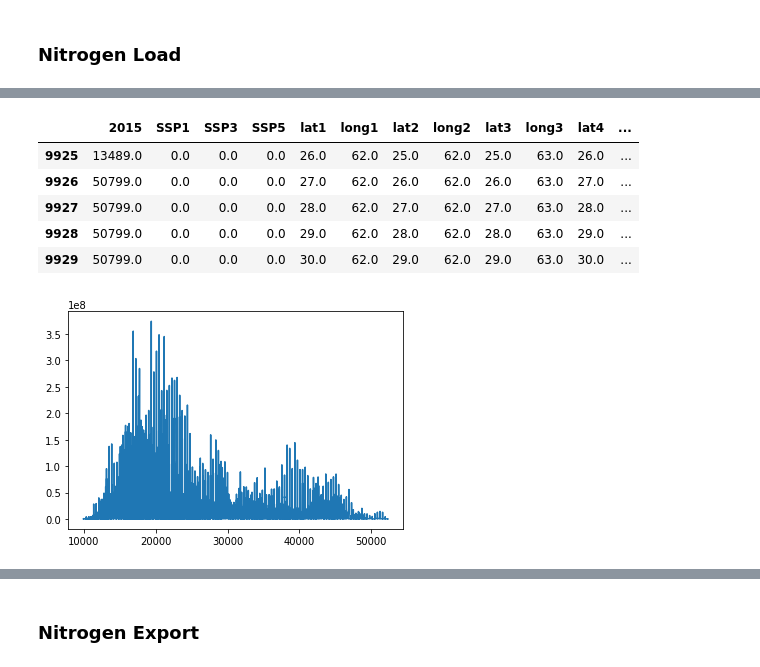
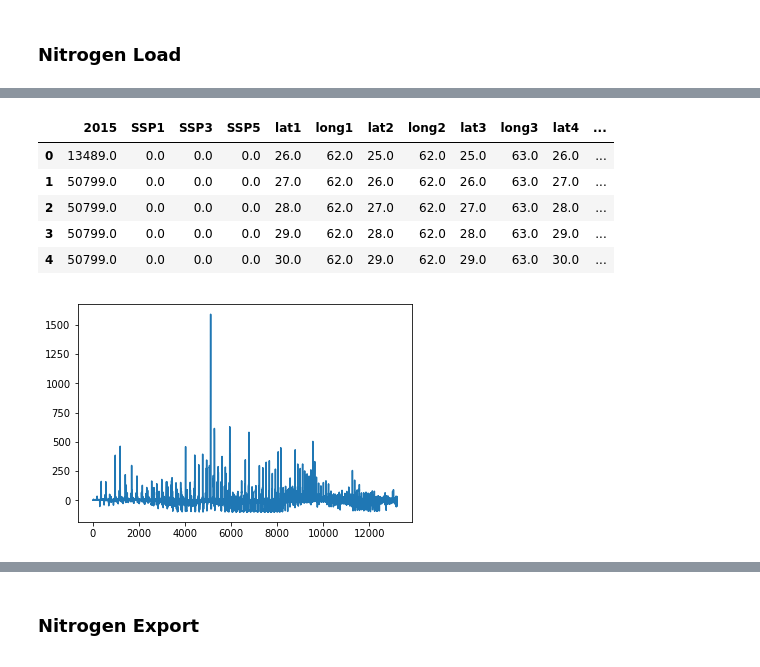
Before and after one commit to charlottegiseleweil/ipbes, a Jupyter notebook: Data Processing/Data_processing.ipynb, the cells around one changed output, grey strips where cells are left out. Saved outputs shown, nothing was run; the diff lists cells and outputs as text; code cells hidden in the pictures.

Commit message:
data for pollination done

```diff
--- a/Data Processing/Data_processing.ipynb
+++ b/Data Processing/Data_processing.ipynb
@@ -24,4 +50,4 @@ layers
 # %%
-data = gpd.read_file(name_of_file, layer='grid_1_degree')
-data.head()
+water_data = gpd.read_file(name_of_file, layer='Final_WQR_forviz').drop(columns = ['geometry'])
+water_data.head()
 # %% [output]
@@ -34,0 +60,5 @@ data.head()
+# %%
+data = water_data.merge(geometry,on='fid')
+countries['fid']=countries['fid'].astype(int)
+data = data.merge(countries,on='fid')
+data.head(1)
@@ -63,26 +84,25 @@ Index(['water_cur_n_export_degree', 'water_ssp5_n_export_degree',
 # %% [markdown]
 ## Create the datasets
 # %%
-def create_dataset(field,percentages):
-        # field is '_nc_degree',...
+def create_dataset(field,percentages,name_of_file):
         # percentages takes True or False to specify if we want percentages in cur data
 
     if (percentages):
         multiplier = 100
     else:
         multiplier = 1
-    dataset = data[['water_cur'+field,'geometry']].copy()
-    dataset['water_cur'+field] = dataset['water_cur'+field]*multiplier
-    dataset['c_ssp1'] = (data['water_ssp1'+field] - data['water_cur'+field])*100/data['water_cur'+field]
-    dataset['c_ssp3'] = (data['water_ssp3'+field] - data['water_cur'+field])*100/data['water_cur'+field]
-    dataset['c_ssp5'] = (data['water_ssp5'+field] - data['water_cur'+field])*100/data['water_cur'+field]
+    dataset = data[[field+'_c','geometry']].copy()
+    dataset[field+'_c'] = dataset[field+'_c']*multiplier
+    dataset['c_ssp1'] = (data[field+'_1'] - data[field+'_c'])*100/data[field+'_c']
+    dataset['c_ssp3'] = (data[field+'_3'] - data[field+'_c'])*100/data[field+'_c']
+    dataset['c_ssp5'] = (data[field+'_5'] - data[field+'_c'])*100/data[field+'_c']
     dataset.columns = ['2015','coordinates','SSP1','SSP3','SSP5']
     for i in range(5):
         dataset['lat'+str(i+1)] = dataset.coordinates.apply(lambda x : x[i][0])
         dataset['long'+str(i+1)] = dataset.coordinates.apply(lambda x : x[i][1])
     dataset = dataset.dropna()
     dataset = dataset.drop(columns=['coordinates'])
-    dataset.to_csv("../Data/"+field[1:]+'.csv', sep=',')
+    dataset.to_csv("../Data/"+name_of_file+'.csv', sep=',')
     return dataset
 # %% [markdown]
 ### NCWP
@@ -134,18 +147,18 @@ Index(['water_cur_n_export_degree', 'water_ssp5_n_export_degree',
       dtype='object')
 # %%
-tot_nit = create_dataset('_n_load_degree',False)
+tot_nit = create_dataset('PN',False,'n_load_degree')
 tot_nit.head()
 # %% [output]
 |  | 2015 | SSP1 | SSP3 | SSP5 | lat1 | long1 | lat2 | long2 | lat3 | long3 | lat4 | ... |
-| 9925 | 13489.0 | 0.0 | 0.0 | 0.0 | 26.0 | 62.0 | 25.0 | 62.0 | 25.0 | 63.0 | 26.0 | ... |
-| 9926 | 50799.0 | 0.0 | 0.0 | 0.0 | 27.0 | 62.0 | 26.0 | 62.0 | 26.0 | 63.0 | 27.0 | ... |
-| 9927 | 50799.0 | 0.0 | 0.0 | 0.0 | 28.0 | 62.0 | 27.0 | 62.0 | 27.0 | 63.0 | 28.0 | ... |
-| 9928 | 50799.0 | 0.0 | 0.0 | 0.0 | 29.0 | 62.0 | 28.0 | 62.0 | 28.0 | 63.0 | 29.0 | ... |
-| 9929 | 50799.0 | 0.0 | 0.0 | 0.0 | 30.0 | 62.0 | 29.0 | 62.0 | 29.0 | 63.0 | 30.0 | ... |
+| 0 | 13489.0 | 0.0 | 0.0 | 0.0 | 26.0 | 62.0 | 25.0 | 62.0 | 25.0 | 63.0 | 26.0 | ... |
+| 1 | 50799.0 | 0.0 | 0.0 | 0.0 | 27.0 | 62.0 | 26.0 | 62.0 | 26.0 | 63.0 | 27.0 | ... |
+| 2 | 50799.0 | 0.0 | 0.0 | 0.0 | 28.0 | 62.0 | 27.0 | 62.0 | 27.0 | 63.0 | 28.0 | ... |
+| 3 | 50799.0 | 0.0 | 0.0 | 0.0 | 29.0 | 62.0 | 28.0 | 62.0 | 28.0 | 63.0 | 29.0 | ... |
+| 4 | 50799.0 | 0.0 | 0.0 | 0.0 | 30.0 | 62.0 | 29.0 | 62.0 | 29.0 | 63.0 | 30.0 | ... |
 # %%
-tot_nit['2015'].plot();
+tot_nit['SSP1'].plot();
 # %% [output]
-[figure, old version]
+[figure, new version]
 # %%
 tot_nit.describe()
 # %% [output]
```
Also changed, not shown: parts of 53 cells of this notebook, 17 other files.
